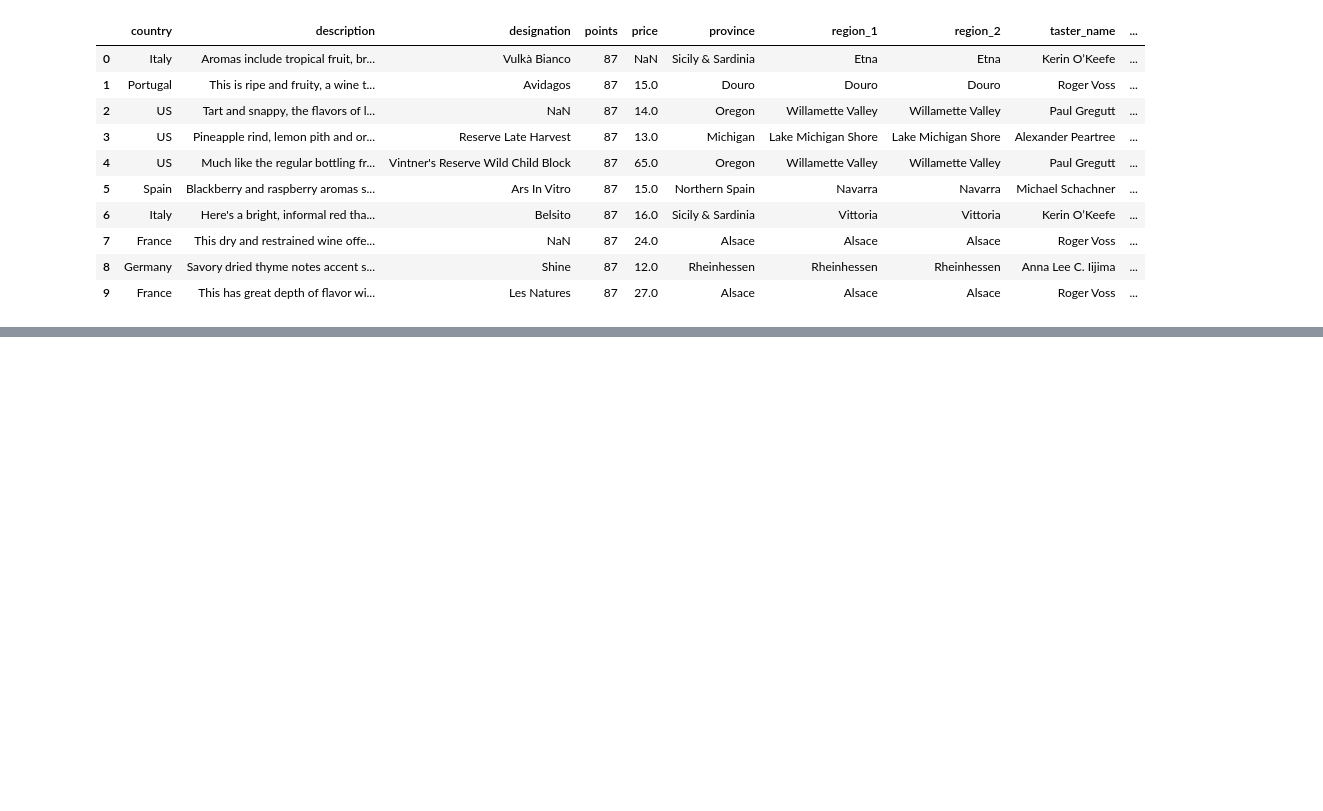
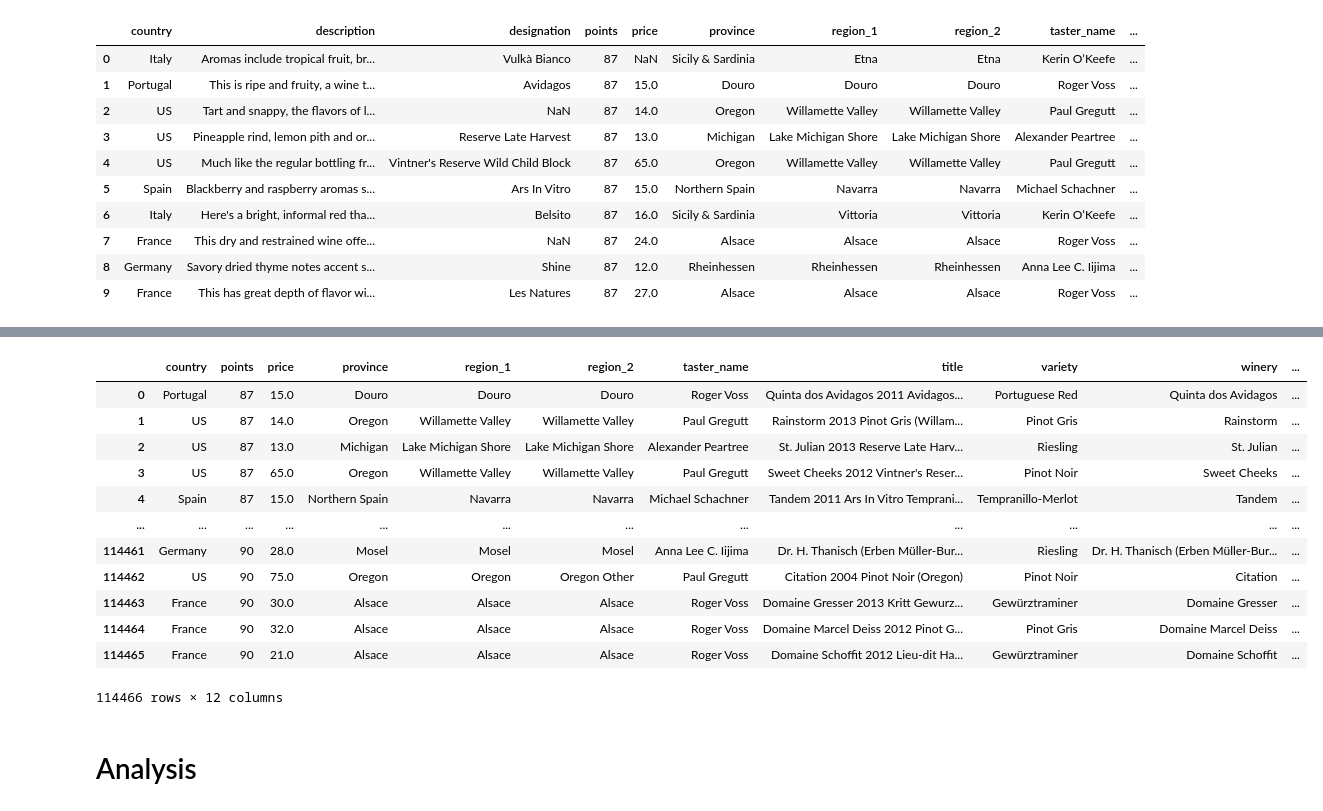
Before and after one commit to whitneyshine/austin_project, a Jupyter notebook: Wine_Ratings.ipynb, the cells around one changed output, grey strips where cells are left out. Saved outputs shown, nothing was run; the diff lists cells and outputs as text; code cells hidden in the pictures; blank space fills up the shorter version.

```diff
--- a/Wine_Ratings.ipynb
+++ b/Wine_Ratings.ipynb
@@ -127,7 +423,7 @@ memory usage: 13.9+ MB
 # %%
 # Replace null values in region_1 column with province name.
-wine_ratings_df['region_1'].fillna(wine_ratings_df['province'], inplace=True)
-wine_ratings_df.head(10)
+wine_df['region_1'].fillna(wine_df['province'], inplace=True)
+wine_df.head(10)
 # %% [output]
 |  | country | description | designation | points | price | province | region_1 | region_2 | taster_name | ... |
 | 0 | Italy | Aromas include tropical fruit, br... | Vulkà Bianco | 87 | NaN | Sicily & Sardinia | Etna | NaN | Kerin O’Keefe | ... |
@@ -142,8 +438,8 @@ wine_ratings_df.head(10)
 | 9 | France | This has great depth of flavor wi... | Les Natures | 87 | 27.0 | Alsace | Alsace | NaN | Roger Voss | ... |
 # %%
 # Replace null values in region_2 column with region_1 name.
-wine_ratings_df['region_2'].fillna(wine_ratings_df['region_1'], inplace=True)
-wine_ratings_df.head(10)
+wine_df['region_2'].fillna(wine_df['region_1'], inplace=True)
+wine_df.head(10)
 # %% [output]
 |  | country | description | designation | points | price | province | region_1 | region_2 | taster_name | ... |
 | 0 | Italy | Aromas include tropical fruit, br... | Vulkà Bianco | 87 | NaN | Sicily & Sardinia | Etna | Etna | Kerin O’Keefe | ... |
@@ -584,0 +609,18 @@ sns.barplot(x='country', y='points', data=wine_ratings_df, palette='flare')
+# %%
+# Drop all rows with null values and renumber index.
+wine_df = wine_df.dropna().reset_index(drop=True)
+wine_df
+# %% [output]
+|  | country | points | price | province | region_1 | region_2 | taster_name | title | variety | winery | ... |
+| 0 | Portugal | 87 | 15.0 | Douro | Douro | Douro | Roger Voss | Quinta dos Avidagos 2011 Avidagos... | Portuguese Red | Quinta dos Avidagos | ... |
+| 1 | US | 87 | 14.0 | Oregon | Willamette Valley | Willamette Valley | Paul Gregutt | Rainstorm 2013 Pinot Gris (Willam... | Pinot Gris | Rainstorm | ... |
+| 2 | US | 87 | 13.0 | Michigan | Lake Michigan Shore | Lake Michigan Shore | Alexander Peartree | St. Julian 2013 Reserve Late Harv... | Riesling | St. Julian | ... |
+| 3 | US | 87 | 65.0 | Oregon | Willamette Valley | Willamette Valley | Paul Gregutt | Sweet Cheeks 2012 Vintner's Reser... | Pinot Noir | Sweet Cheeks | ... |
+| 4 | Spain | 87 | 15.0 | Northern Spain | Navarra | Navarra | Michael Schachner | Tandem 2011 Ars In Vitro Temprani... | Tempranillo-Merlot | Tandem | ... |
+| ... | ... | ... | ... | ... | ... | ... | ... | ... | ... | ... | ... |
+| 114461 | Germany | 90 | 28.0 | Mosel | Mosel | Mosel | Anna Lee C. Iijima | Dr. H. Thanisch (Erben Müller-Bur... | Riesling | Dr. H. Thanisch (Erben Müller-Bur... | ... |
+| 114462 | US | 90 | 75.0 | Oregon | Oregon | Oregon Other | Paul Gregutt | Citation 2004 Pinot Noir (Oregon) | Pinot Noir | Citation | ... |
+| 114463 | France | 90 | 30.0 | Alsace | Alsace | Alsace | Roger Voss | Domaine Gresser 2013 Kritt Gewurz... | Gewürztraminer | Domaine Gresser | ... |
+| 114464 | France | 90 | 32.0 | Alsace | Alsace | Alsace | Roger Voss | Domaine Marcel Deiss 2012 Pinot G... | Pinot Gris | Domaine Marcel Deiss | ... |
+| 114465 | France | 90 | 21.0 | Alsace | Alsace | Alsace | Roger Voss | Domaine Schoffit 2012 Lieu-dit Ha... | Gewürztraminer | Domaine Schoffit | ... |
+114466 rows × 12 columns
@@ -584,0 +630,2 @@ sns.barplot(x='country', y='points', data=wine_ratings_df, palette='flare')
+# %% [markdown]
+# Analysis
```
Also changed, not shown: parts of 76 cells of this notebook, 3 other files.
